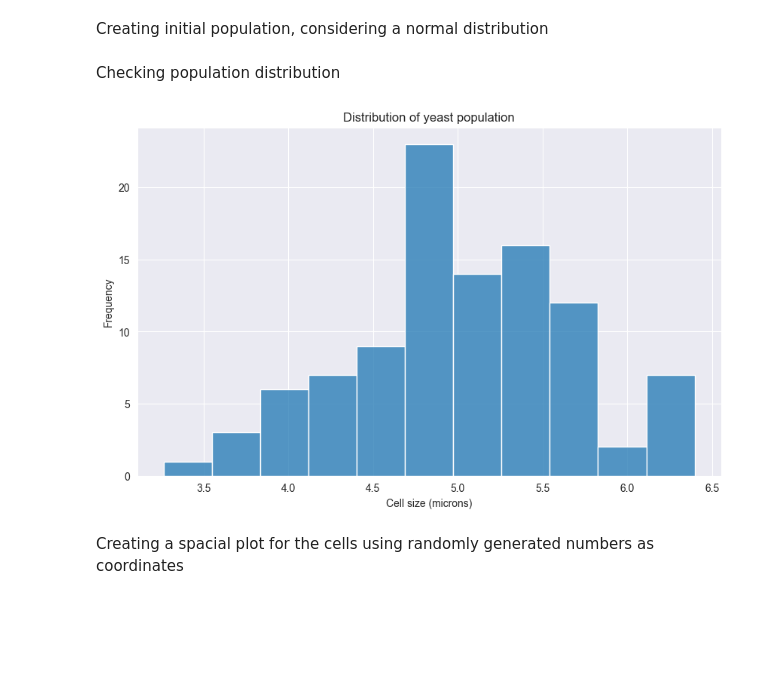
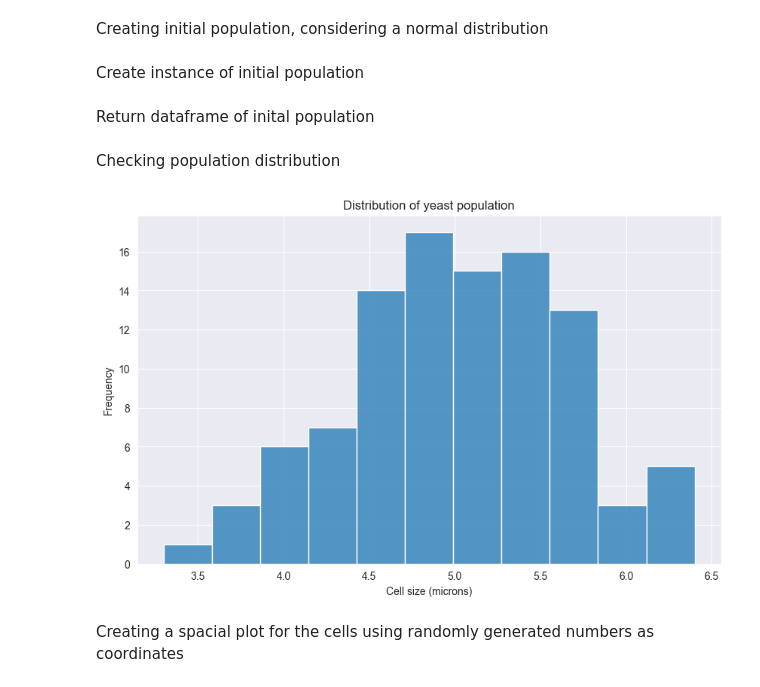
Before and after one commit to paulanaomi/yeast_population_balance, a Jupyter notebook: main.ipynb, the cells around one changed output. Saved outputs shown, nothing was run; the diff lists cells and outputs as text; code cells hidden in the pictures; blank space fills up the shorter version.

```diff
--- a/main.ipynb
+++ b/main.ipynb
@@ -15,14 +21,53 @@ cells = np.random.normal(mu, sigma, num_cells)
+# %%
+class Cell:
+    def __init__(self, mean, stddev):
+        self.size = round(float(np.random.normal(mu, sigma)),1)
+        self.x = random.randint(0,max_axis_value)
+        self.y = random.randint(0,max_axis_value)
+# %%
+class Population:
+    def __init__(self, num_cells, mu = 5.1, sigma = 0.7):
+        self.num_cells = num_cells
+        self.mu = mu
+        self.sigma = sigma
+        self.cells = []
+
+        for _ in range(self.num_cells):
+            self.cells.append(Cell(mu, sigma))
+
+    def get_num_cells(self):
+        return self.num_cells
+
+    def return_df(self):
+        data = []
+        for cell in self.cells:
+            data.append({"size":cell.size, "x":cell.x, "y":cell.y})
+        df = pd.DataFrame(data)
+        return df
+
+    def calc_distance(self,ia,ib):
+        a = self.cells[ia]
+        b = self.cells[ib]
+        return math.sqrt((a.x-b.x)**2 + (a.y-b.y)**2)
+# %% [markdown]
+Create instance of initial population
+# %%
+pop = Population(num_cells)
+# %% [markdown]
+Return dataframe of inital population
+# %%
+df = pop.return_df()
 # %% [markdown]
 Checking population distribution
 # %%
 plt.figure(figsize=(10, 6))
-sns.histplot(data=cells)
+sns.histplot(data=df["size"])
 plt.title('Distribution of yeast population')
 plt.xlabel('Cell size (microns)')
 plt.ylabel('Frequency')
 plt.grid(True)
 plt.show()
 # %% [output]
-[figure, old version]
+[figure, new version]
 # %% [markdown]
 Creating a spacial plot for the cells using randomly generated numbers as coordinates
```
Also changed, not shown: parts of 11 cells of this notebook.
